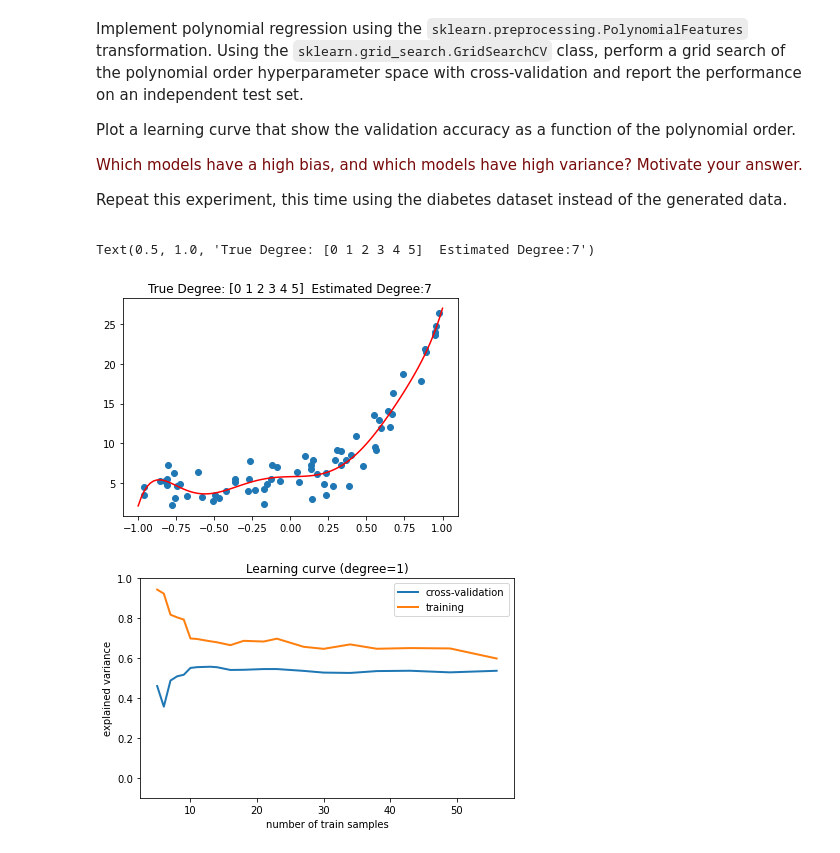
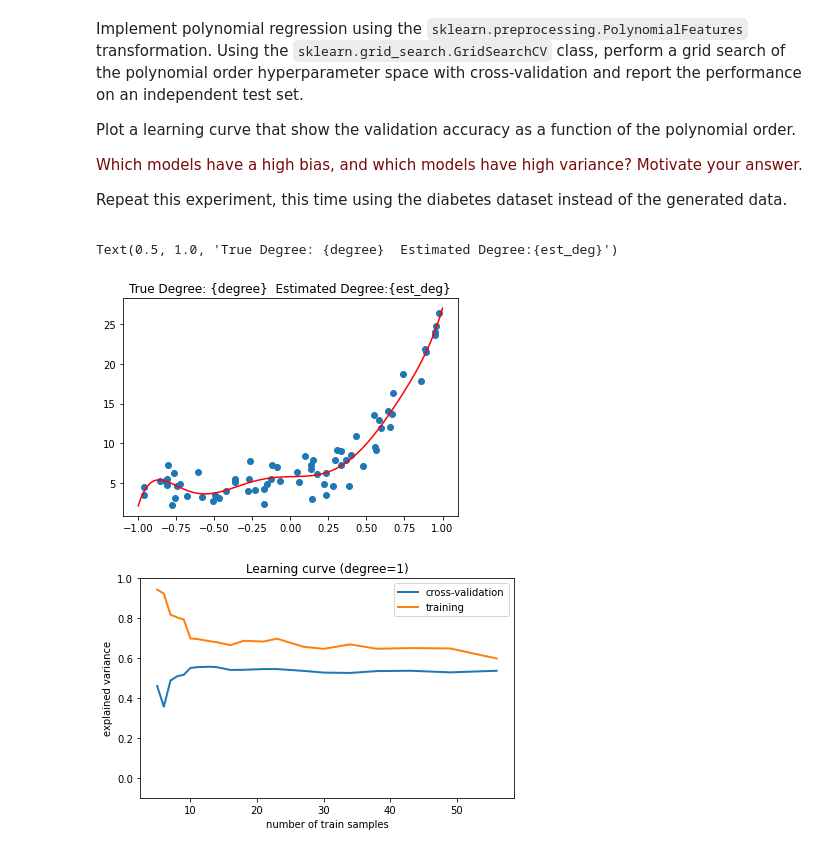
Before and after one commit to bgeven/8DM50_Group4, a Jupyter notebook: Assignment_week_2/Polynomial_Lieke.ipynb, the cells around one changed output. Drawn from its saved outputs; the diff is of its cells as text; code cells hidden in the pictures.

```diff
--- a/Assignment_week_2/Polynomial_Lieke.ipynb
+++ b/Assignment_week_2/Polynomial_Lieke.ipynb
@@ -166,36 +166,36 @@ Repeat this experiment, this time using the diabetes dataset instead of the gene
 from sklearn.model_selection import train_test_split
 from sklearn.preprocessing import PolynomialFeatures
 from sklearn.linear_model import LinearRegression
 from sklearn.preprocessing import PolynomialFeatures
 from sklearn.model_selection import cross_val_score
 from sklearn.model_selection import GridSearchCV
 from sklearn.pipeline import make_pipeline
 
 #splitting the dataset in train and test set
 X_train, X_test, y_train, y_test = train_test_split(X, y, test_size=0.3, random_state=0)
 
 # creating pipeline and fitting it on data
 from sklearn.pipeline import Pipeline
 plt.scatter(X_train,y_train)
 
 model = make_pipeline(StandardScaler(), PolynomialFeatures(), LinearRegression())
 
 parameters = {'polynomialfeatures__degree': np.arange(1, 10)}
 
 gscv = GridSearchCV(model, parameters, cv = 10, scoring='neg_mean_squared_error')
 gscv.fit(X_train.reshape(-1,1),y_train)
 
 space = np.linspace(-1,1,101).reshape(-1,1)
 
 est_deg= gscv.best_params_['polynomialfeatures__degree']
 
 plt.plot(space, gscv.predict(space), color = 'red')
-plt.title(f'True Degree: {degree}  Estimated Degree:{est_deg}')
+plt.title(r'True Degree: {degree}  Estimated Degree:{est_deg}')
 
 #Source: https://stats.stackexchange.com/questions/453781/how-do-you-determine-what-degree-of-polynomial-to-fit-to-data
 # %% [output]
-Text(0.5, 1.0, 'True Degree: [0 1 2 3 4 5]  Estimated Degree:7')
+Text(0.5, 1.0, 'True Degree: {degree}  Estimated Degree:{est_deg}')
-[figure, old version]
+[figure, new version]
 # %%
 # Plot a learning curve that show the validation accuracy as a function of the
 # polynomial order. Which models have a high bias, and which models have high
```
Also changed, not shown: parts of 2 cells of this notebook.
